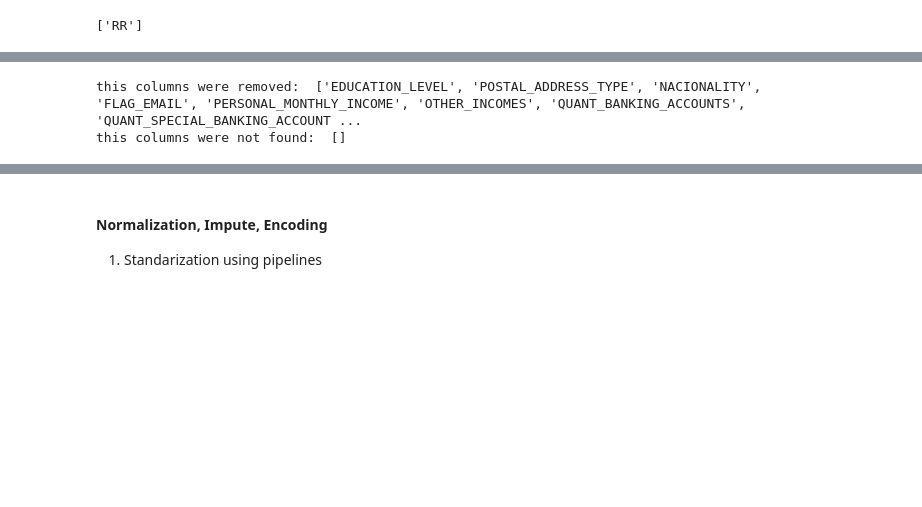
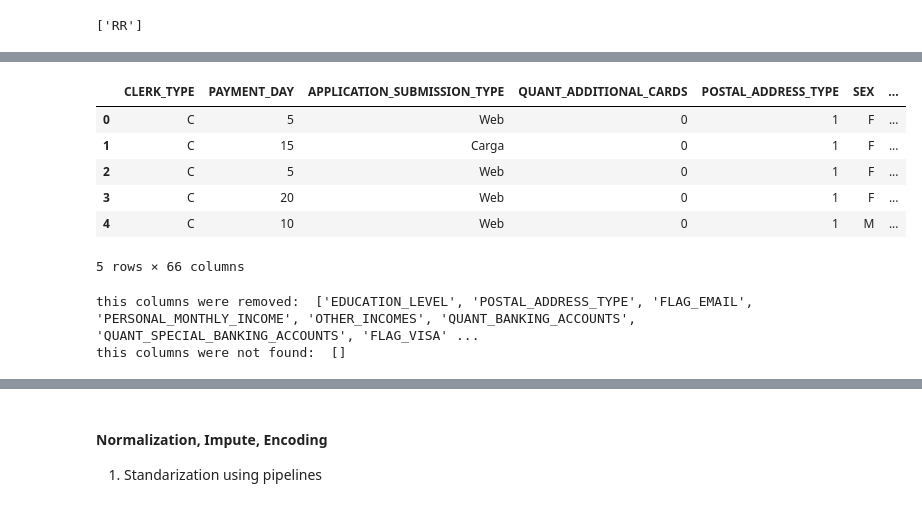
Before and after one commit to tutecode/credit-risk-analysis, a Jupyter notebook: src/notebooks/eda_ml_model_v0.ipynb, the cells around one changed output, grey strips where cells are left out. Cells and saved outputs as stored; diff of their text form; code cells hidden in the pictures; blank space fills up the shorter version.

```diff
--- a/src/notebooks/eda_ml_model_v0.ipynb
+++ b/src/notebooks/eda_ml_model_v0.ipynb
@@ -1397,3 +1317,13 @@ plot_value_counts(fig,axes,curr_col_name,app_train_cop,app_test_cop,percents_by_
+# %%
+app_train_cop.head()
+# %% [output]
+|  | CLERK_TYPE | PAYMENT_DAY | APPLICATION_SUBMISSION_TYPE | QUANT_ADDITIONAL_CARDS | POSTAL_ADDRESS_TYPE | SEX | ... |
+| 0 | C | 5 | Web | 0 | 1 | F | ... |
+| 1 | C | 15 | Carga | 0 | 1 | F | ... |
+| 2 | C | 5 | Web | 0 | 1 | F | ... |
+| 3 | C | 20 | Web | 0 | 1 | F | ... |
+| 4 | C | 10 | Web | 0 | 1 | M | ... |
+5 rows × 66 columns
 # %%
 # STATE_OF_BIRTH
 # 'STATE_OF_BIRTH' tiene 29 valores diferentes incluyendo
@@ -1402,9 +1332,8 @@ plot_value_counts(fig,axes,curr_col_name,app_train_cop,app_test_cop,percents_by_
 # o aporte al modelo, ya que no hay mucha valor
 # de importancia sobre la variable TARGET
 domain_outside_columns = [
-    "EDUCATION_LEVEL",
-    "POSTAL_ADDRESS_TYPE",
-    "NACIONALITY",
+    "EDUCATION_LEVEL", # coding is not available
+    "POSTAL_ADDRESS_TYPE", # few values in one category (disparity)
     "FLAG_EMAIL",
     "PERSONAL_MONTHLY_INCOME",
     "OTHER_INCOMES",
@@ -1438,9 +1367,12 @@ domain_outside_columns = [
     "PROFESSIONAL_PHONE_AREA_CODE",
     "RESIDENCIAL_ZIP_3",
     "PROFESSIONAL_ZIP_3",
+    "FLAG_ACSP_RECORD", # it has one only category in train
+    "FLAG_MOBILE_PHONE", # it has one only category in train
+    "QUANT_ADDITIONAL_CARDS", # it has one only category in train
+    "QUANT_ADDITIONAL_CARDStmp", # it has one only category in train
     #aditional_columns
     "PAYMENT_DAY",
-    "QUANT_ADDITIONAL_CARDS",
     "MARITAL_STATUS",
     "QUANT_DEPENDANTS",
     "RESIDENCE_TYPE",
@@ -1448,6 +1380,7 @@ domain_outside_columns = [
     "PERSONAL_ASSETS_VALUE",
     "QUANT_CARS",
     "MONTHLY_INCOMES_TOT",
+    "NACIONALITY"
 ]
 
 list_not_find = []
@@ -1462,5 +1395,5 @@ for outside_column in domain_outside_columns:
 print("this columns were removed: ",list_removed)
 print("this columns were not found: ",list_not_find)
 # %% [output]
-this columns were removed:  ['EDUCATION_LEVEL', 'POSTAL_ADDRESS_TYPE', 'NACIONALITY', 'FLAG_EMAIL', 'PERSONAL_MONTHLY_INCOME', 'OTHER_INCOMES', 'QUANT_BANKING_ACCOUNTS', 'QUANT_SPECIAL_BANKING_ACCOUNT ...
+this columns were removed:  ['EDUCATION_LEVEL', 'POSTAL_ADDRESS_TYPE', 'FLAG_EMAIL', 'PERSONAL_MONTHLY_INCOME', 'OTHER_INCOMES', 'QUANT_BANKING_ACCOUNTS', 'QUANT_SPECIAL_BANKING_ACCOUNTS', 'FLAG_VISA' ...
 this columns were not found:  []
```
Also changed, not shown: parts of 59 cells of this notebook, 6 other files.
